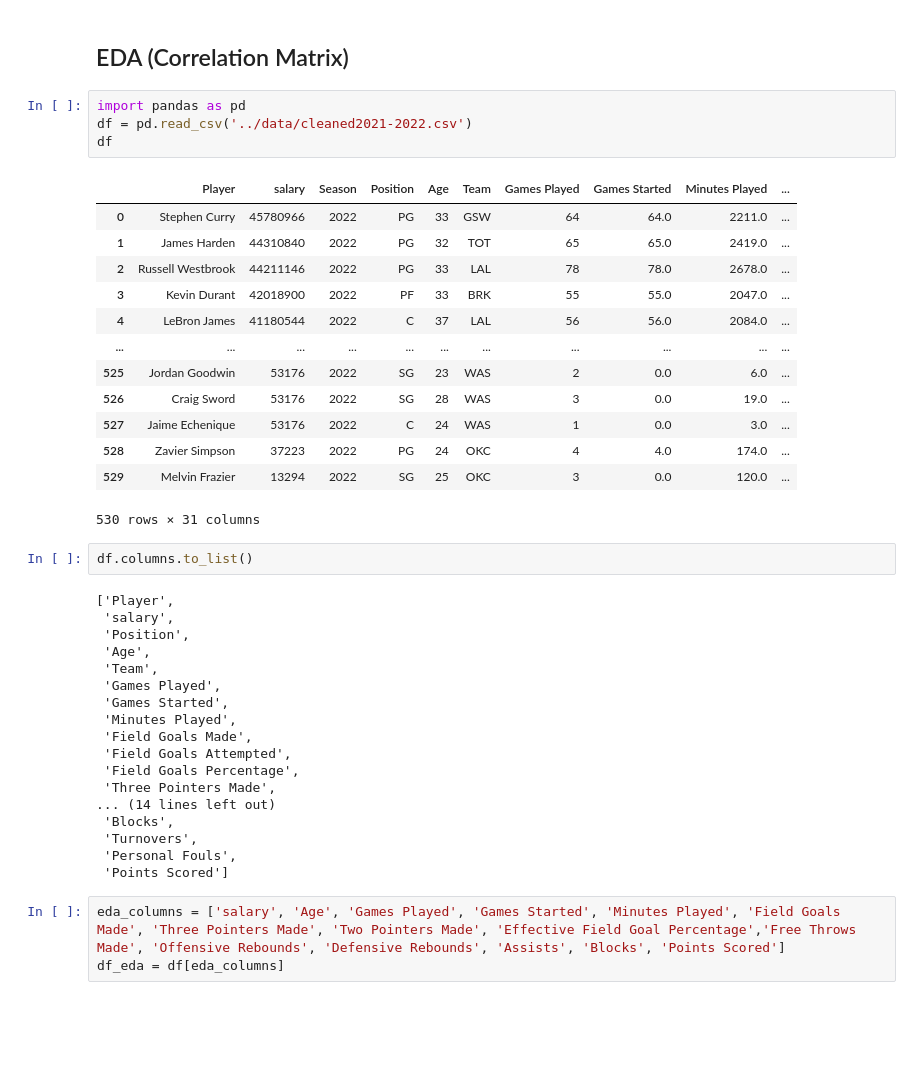
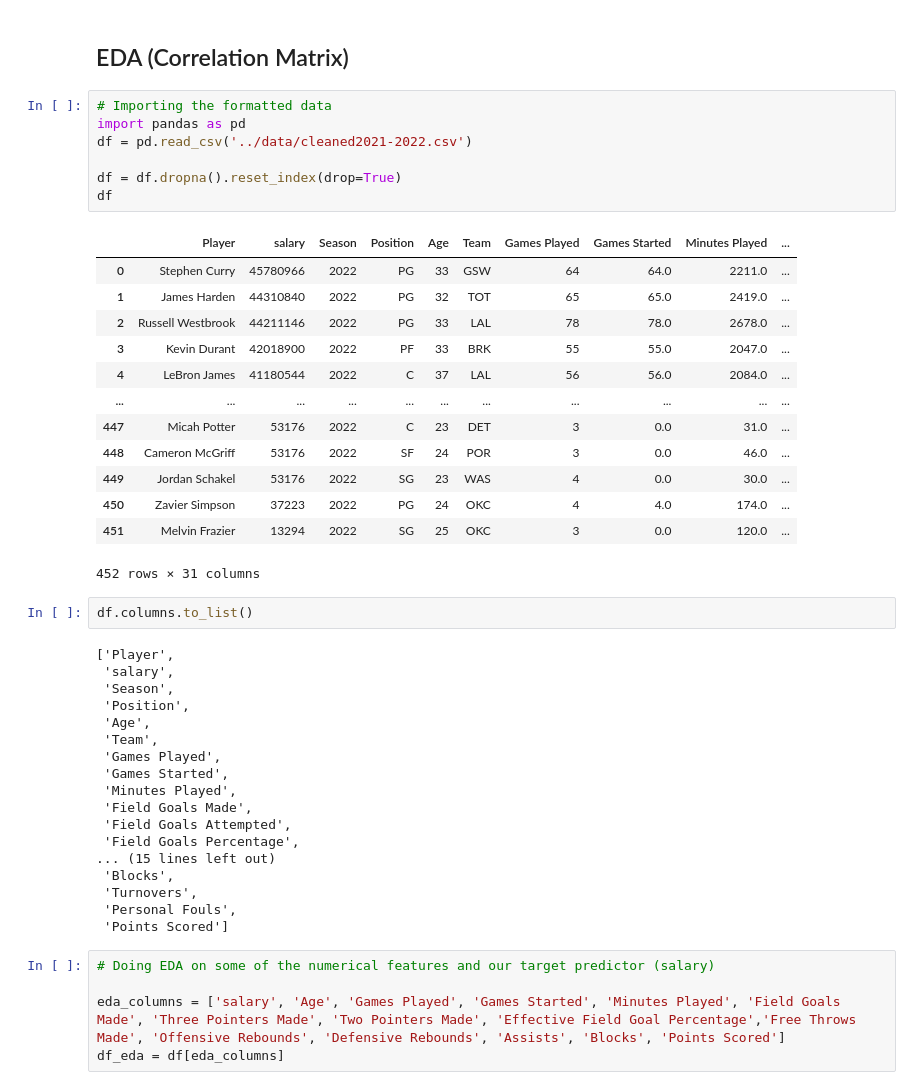
Before and after one commit to zuyouchen/is-327-proj, a Jupyter notebook: notebooks/ml.ipynb, the cells around one changed output. Cells and saved outputs as stored; diff of their text form; blank space fills up the shorter version.

```diff
--- a/notebooks/ml.ipynb
+++ b/notebooks/ml.ipynb
@@ -1,28 +1,32 @@
 # %% [markdown]
 ## EDA (Correlation Matrix)
 # %%
+# Importing the formatted data
 import pandas as pd
 df = pd.read_csv('../data/cleaned2021-2022.csv')
+
+df = df.dropna().reset_index(drop=True)
 df
 # %% [output]
 |  | Player | salary | Season | Position | Age | Team | Games Played | Games Started | Minutes Played | ... |
 | 0 | Stephen Curry | 45780966 | 2022 | PG | 33 | GSW | 64 | 64.0 | 2211.0 | ... |
 | 1 | James Harden | 44310840 | 2022 | PG | 32 | TOT | 65 | 65.0 | 2419.0 | ... |
 | 2 | Russell Westbrook | 44211146 | 2022 | PG | 33 | LAL | 78 | 78.0 | 2678.0 | ... |
 | 3 | Kevin Durant | 42018900 | 2022 | PF | 33 | BRK | 55 | 55.0 | 2047.0 | ... |
 | 4 | LeBron James | 41180544 | 2022 | C | 37 | LAL | 56 | 56.0 | 2084.0 | ... |
 | ... | ... | ... | ... | ... | ... | ... | ... | ... | ... | ... |
-| 525 | Jordan Goodwin | 53176 | 2022 | SG | 23 | WAS | 2 | 0.0 | 6.0 | ... |
-| 526 | Craig Sword | 53176 | 2022 | SG | 28 | WAS | 3 | 0.0 | 19.0 | ... |
-| 527 | Jaime Echenique | 53176 | 2022 | C | 24 | WAS | 1 | 0.0 | 3.0 | ... |
-| 528 | Zavier Simpson | 37223 | 2022 | PG | 24 | OKC | 4 | 4.0 | 174.0 | ... |
-| 529 | Melvin Frazier | 13294 | 2022 | SG | 25 | OKC | 3 | 0.0 | 120.0 | ... |
+| 447 | Micah Potter | 53176 | 2022 | C | 23 | DET | 3 | 0.0 | 31.0 | ... |
+| 448 | Cameron McGriff | 53176 | 2022 | SF | 24 | POR | 3 | 0.0 | 46.0 | ... |
+| 449 | Jordan Schakel | 53176 | 2022 | SG | 23 | WAS | 4 | 0.0 | 30.0 | ... |
+| 450 | Zavier Simpson | 37223 | 2022 | PG | 24 | OKC | 4 | 4.0 | 174.0 | ... |
+| 451 | Melvin Frazier | 13294 | 2022 | SG | 25 | OKC | 3 | 0.0 | 120.0 | ... |
-530 rows × 31 columns
+452 rows × 31 columns
 # %%
 df.columns.to_list()
 # %% [output]
 ['Player',
  'salary',
+ 'Season',
  'Position',
  'Age',
  'Team',
@@ -32,13 +36,14 @@ df.columns.to_list()
  'Field Goals Made',
  'Field Goals Attempted',
  'Field Goals Percentage',
- 'Three Pointers Made',
-... (14 lines left out)
+... (15 lines left out)
  'Blocks',
  'Turnovers',
  'Personal Fouls',
  'Points Scored']
 # %%
+# Doing EDA on some of the numerical features and our target predictor (salary)
+
 eda_columns = ['salary', 'Age', 'Games Played', 'Games Started', 'Minutes Played', 'Field Goals Made', 'Three Pointers Made', 'Two Pointers Made', 'Effective Field Goal Percentage','Free Throws Made', 'Offensive Rebounds', 'Defensive Rebounds', 'Assists', 'Blocks', 'Points Scored']
 df_eda = df[eda_columns]
 # %%
```
Also changed, not shown: parts of 11 cells of this notebook.
